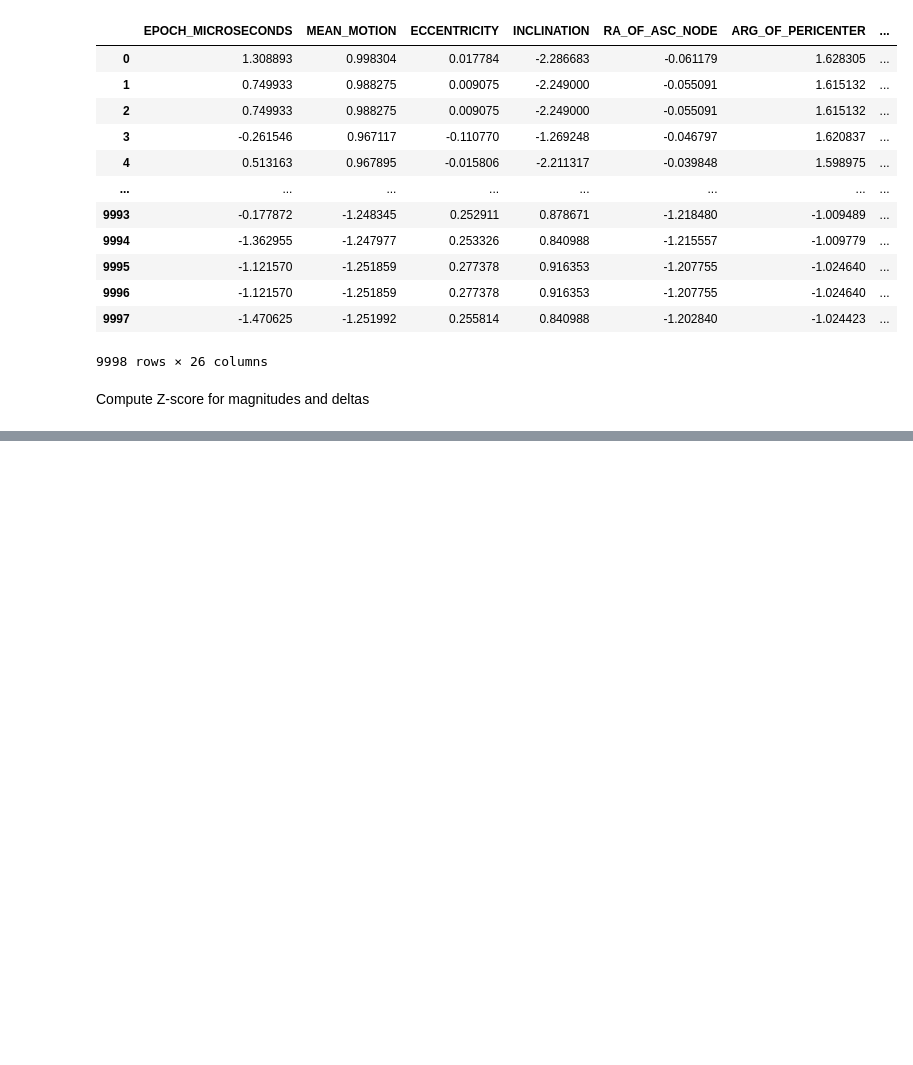
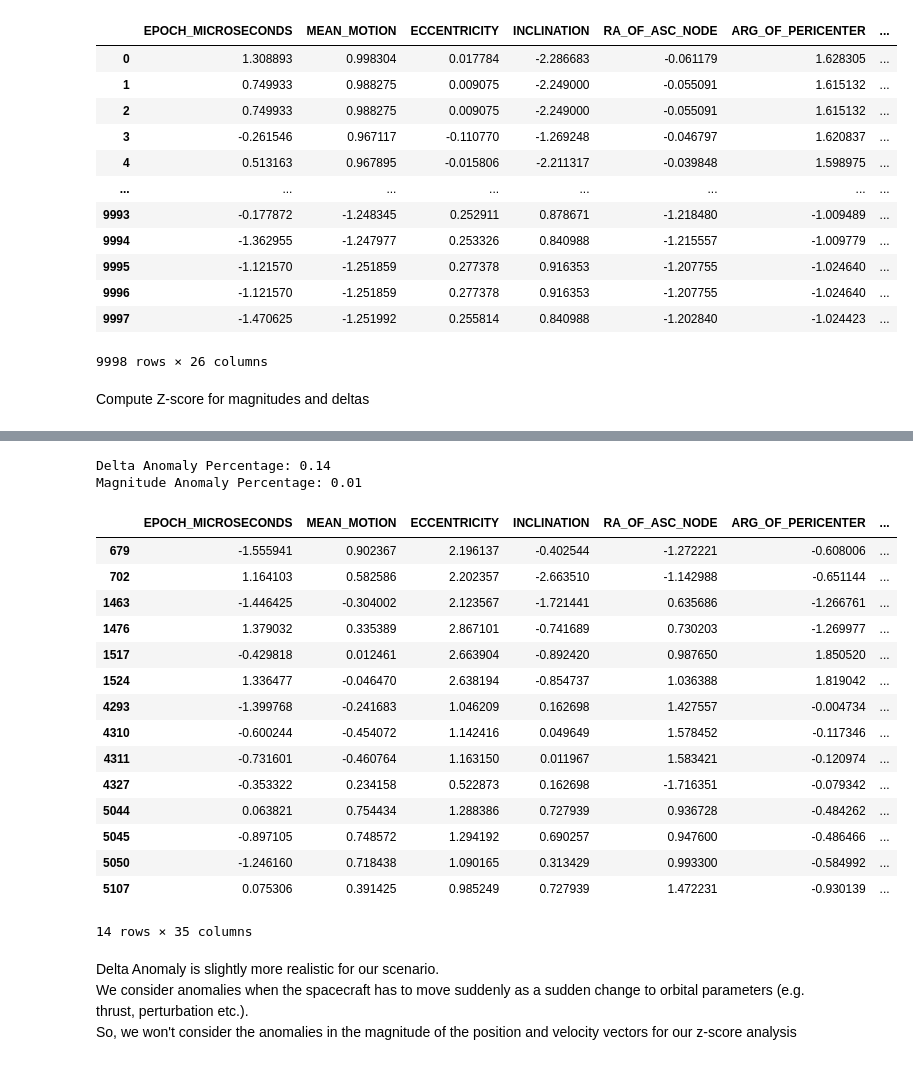
Before and after one commit to amoozing2539/Anomaly_Detection_ISS, a Jupyter notebook: iss_zayra_analysis.ipynb, the cells around one changed output, grey strips where cells are left out. Saved outputs shown, nothing was run; the diff lists cells and outputs as text; code cells hidden in the pictures; blank space fills up the shorter version.

```diff
--- a/iss_zayra_analysis.ipynb
+++ b/iss_zayra_analysis.ipynb
@@ -131,0 +123,69 @@ Detected Anomalies: 51
+# %%
+#Compute z-score to identify anomalies in our data
+def compute_zscore_anomalies(data_normed):
+    data_normed_df_zscore = data_normed
+
+    position_mag = data_normed_df_zscore['position_magnitude']
+    mean = np.mean(position_mag)
+    std_dev = np.std(position_mag)
+    data_normed_df_zscore['z_score_position_magnitude'] = (data_normed_df_zscore['position_magnitude']-mean) / std_dev
+
+    velocity_mag = data_normed_df_zscore['velocity_magnitude']
+    mean = np.mean(velocity_mag)
+    std_dev = np.std(velocity_mag)
+    data_normed_df_zscore['z_score_velocity_magnitude'] = (data_normed_df_zscore['velocity_magnitude']-mean) / std_dev
+
+    position_delta = data_normed_df_zscore['delta_position']
+    mean = np.mean(position_delta)
+    std_dev = np.std(position_delta)
+    data_normed_df_zscore['z_score_delta_position'] = (data_normed_df_zscore['delta_position']-mean) / std_dev
+
+    #Compute z-score for velocity magnitudes
+    velocity_delta = data_normed_df_zscore['delta_velocity']
+    mean = np.mean(velocity_delta)
+    std_dev = np.std(velocity_delta)
+    data_normed_df_zscore['z_score_delta_velocity'] = (data_normed_df_zscore['delta_velocity']-mean) / std_dev
+
+
+    #Compute z-score for position delta (3 is our threshold)
+    data_normed_df_zscore['is_delta_anomaly'] = (np.abs(data_normed_df_zscore['z_score_delta_position']) > 4) | (np.abs(data_normed_df_zscore['z_score_delta_velocity']) > 4)
+    data_normed_df_zscore['is_mag_anomaly'] = (np.abs(data_normed_df_zscore['z_score_position_magnitude']) > 4) | (np.abs(data_normed_df_zscore['z_score_velocity_magnitude']) > 4)
+
+
+    #display anomalies
+    delta_anomalies = [x for x in data_normed_df_zscore['is_delta_anomaly'] if x == True]
+    mag_anomalies = [x for x in data_normed_df_zscore['is_mag_anomaly'] if x == True]
+
+    return data_normed_df
+
+data_normed_df = compute_zscore_anomalies(data_normed_df) #Add anomalies to our normalized dataframe
+print("Delta Anomaly Percentage:", round(100*(len([x for x in data_normed_df['is_delta_anomaly'] if x == True])/len([x for x in data_normed_df['is_delta_anomaly']])), 3))
+print("Magnitude Anomaly Percentage:", round(100*(len([x for x in data_normed_df['is_mag_anomaly'] if x == True])/len([x for x in data_normed_df['is_mag_anomaly']])), 3))
+
+zscore_delta_anomalies_df = data_normed_df[data_normed_df['is_delta_anomaly']]
+zscore_delta_anomalies_df
+# zscore_mag_anomalies_df = data_normed_df[data_normed_df['is_mag_anomaly']]
+# zscore_mag_anomalies_df
+# %% [output]
+Delta Anomaly Percentage: 0.14
+Magnitude Anomaly Percentage: 0.01
+|  | EPOCH_MICROSECONDS | MEAN_MOTION | ECCENTRICITY | INCLINATION | RA_OF_ASC_NODE | ARG_OF_PERICENTER | ... |
+| 679 | -1.555941 | 0.902367 | 2.196137 | -0.402544 | -1.272221 | -0.608006 | ... |
+| 702 | 1.164103 | 0.582586 | 2.202357 | -2.663510 | -1.142988 | -0.651144 | ... |
+| 1463 | -1.446425 | -0.304002 | 2.123567 | -1.721441 | 0.635686 | -1.266761 | ... |
+| 1476 | 1.379032 | 0.335389 | 2.867101 | -0.741689 | 0.730203 | -1.269977 | ... |
+| 1517 | -0.429818 | 0.012461 | 2.663904 | -0.892420 | 0.987650 | 1.850520 | ... |
+| 1524 | 1.336477 | -0.046470 | 2.638194 | -0.854737 | 1.036388 | 1.819042 | ... |
+| 4293 | -1.399768 | -0.241683 | 1.046209 | 0.162698 | 1.427557 | -0.004734 | ... |
+| 4310 | -0.600244 | -0.454072 | 1.142416 | 0.049649 | 1.578452 | -0.117346 | ... |
+| 4311 | -0.731601 | -0.460764 | 1.163150 | 0.011967 | 1.583421 | -0.120974 | ... |
+| 4327 | -0.353322 | 0.234158 | 0.522873 | 0.162698 | -1.716351 | -0.079342 | ... |
+| 5044 | 0.063821 | 0.754434 | 1.288386 | 0.727939 | 0.936728 | -0.484262 | ... |
+| 5045 | -0.897105 | 0.748572 | 1.294192 | 0.690257 | 0.947600 | -0.486466 | ... |
+| 5050 | -1.246160 | 0.718438 | 1.090165 | 0.313429 | 0.993300 | -0.584992 | ... |
+| 5107 | 0.075306 | 0.391425 | 0.985249 | 0.727939 | 1.472231 | -0.930139 | ... |
+14 rows × 35 columns
+# %% [markdown]
+Delta Anomaly is slightly more realistic for our scenario. \
+We consider anomalies when the spacecraft has to move suddenly as a sudden change to orbital parameters (e.g. thrust, perturbation etc.). \
+So, we won't consider the anomalies in the magnitude of the position and velocity vectors for our z-score analysis
```
Also changed, not shown: parts of 13 cells of this notebook.
